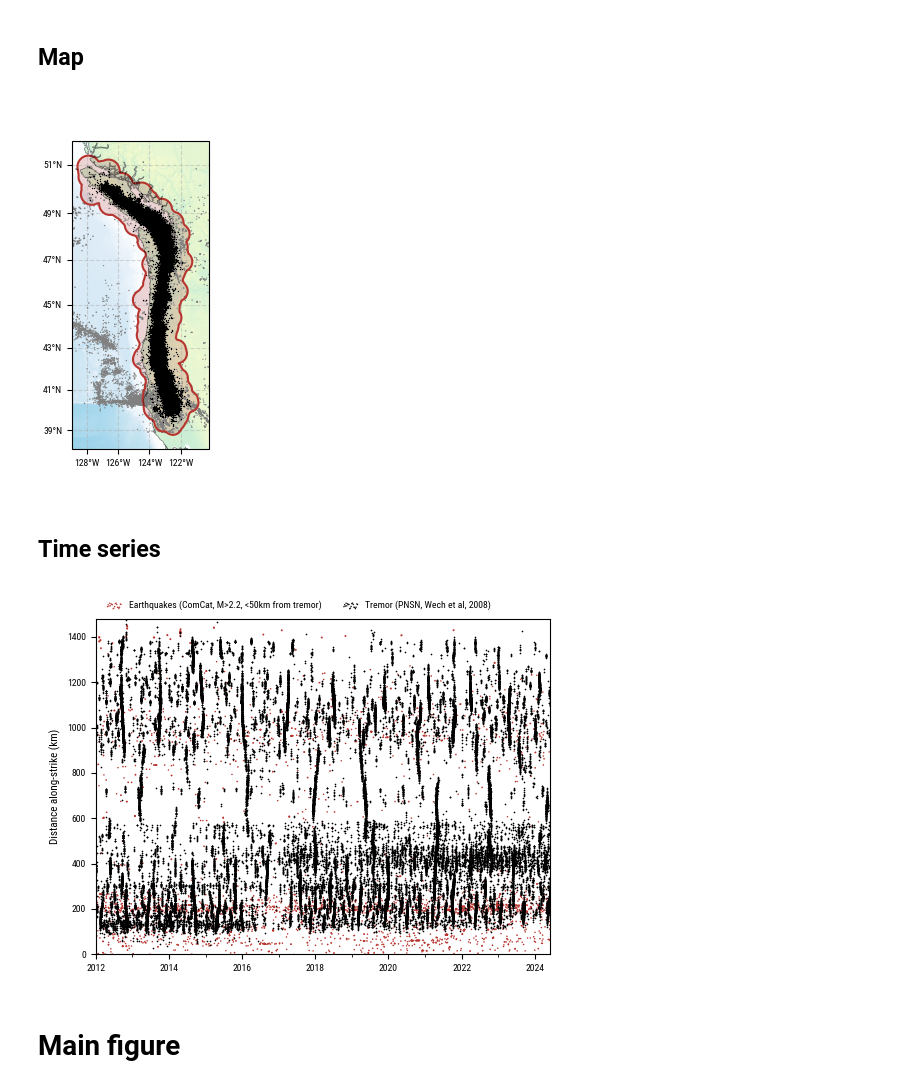
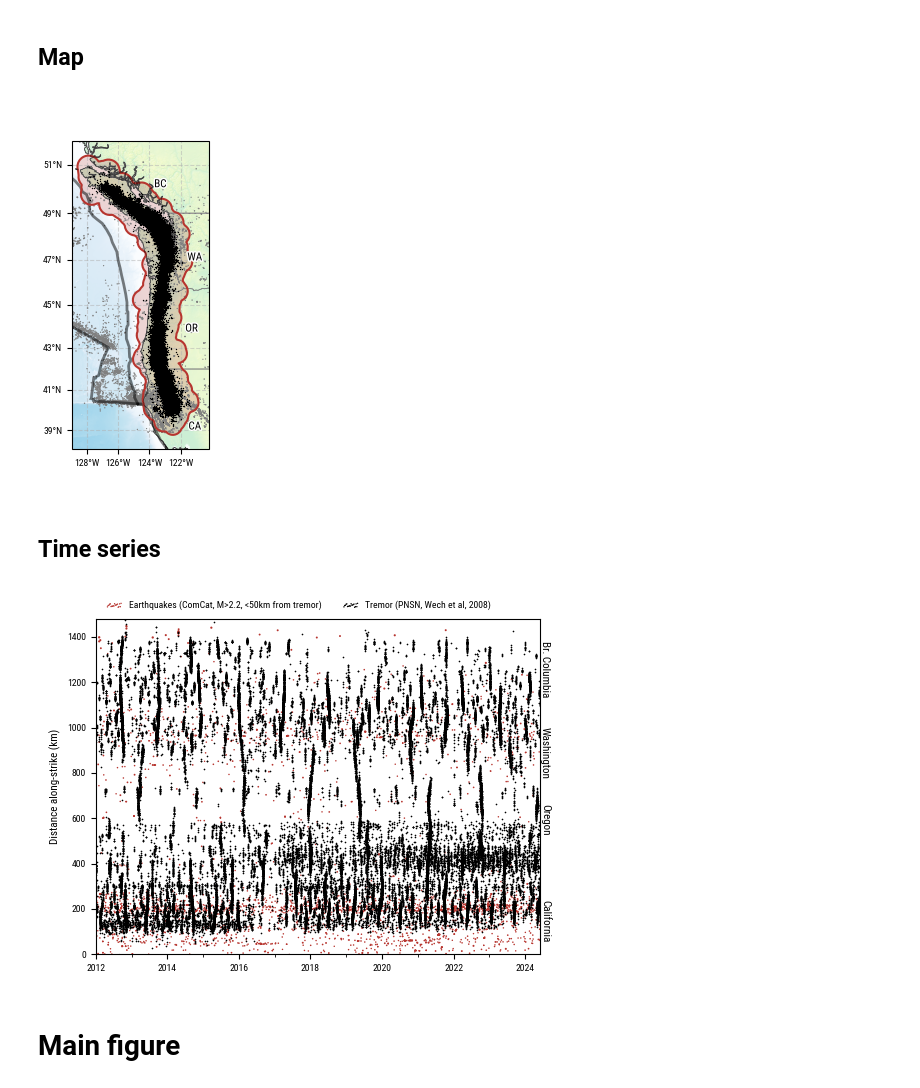
Before and after one commit to gfarge/trm_v_eq, a Jupyter notebook: plotting/cascadia_main_figure.ipynb, the cells around one changed output. Cells and saved outputs as stored; diff of their text form; code cells hidden in the pictures.

Commit message:
Improving figures after revision

```diff
--- a/plotting/cascadia_main_figure.ipynb
+++ b/plotting/cascadia_main_figure.ipynb
@@ -149,6 +172,14 @@ with plt.style.context('grl'):
     data_rgb = ls.shade(dem, cmap=mymap, blend_mode='soft', vert_exag=1, dx=dx, dy=dy, vmin=-5000, vmax=5000)
     ax.imshow(data_rgb, transform=ccrs.PlateCarree(), extent=[lon_min, lon_max, lat_min, lat_max], zorder=0)
 
+    # International borders
+    borders = shpreader.natural_earth(resolution='10m', category='cultural', name='admin_0_countries')
+    ax.add_geometries(shpreader.Reader(borders).geometries(), ccrs.PlateCarree(), edgecolor='0.5', facecolor='none', lw=.5, zorder=1)
+
+    # US states
+    states_provinces = shpreader.natural_earth(resolution='10m', category='cultural', name='admin_1_states_provinces')
+    ax.add_geometries(shpreader.Reader(states_provinces).geometries(), ccrs.PlateCarree(), edgecolor='0.5', facecolor='none', lw=.5, zorder=1)
+
     # Plot tremor
     ax.plot(trm[::10].lon, trm[::10].lat, 'o', transform=ccrs.PlateCarree(), ms=ms_trm_map, mfc=c_trm_map, mec='none', zorder=3)
 
@@ -160,42 +191,55 @@ with plt.style.context('grl'):
     ax.contour(dist_lon, dist_lat, dist_field, levels=[max_dist], colors=[sci_adv_red], transform=ccrs.PlateCarree(), zorder=4)
     ax.contourf(dist_lon, dist_lat, dist_field, levels=[0, max_dist], colors=[to_rgba(sci_adv_red, .2)], transform=ccrs.PlateCarree(), zorder=0)
 
-    # # Show trench
-    # ax.plot(phs_trench.lon, phs_trench.lat, transform=ccrs.PlateCarree(), c=to_rgba('k', .5), lw=2, zorder=2)
-    # ax.plot(pac_trench.lon, pac_trench.lat, transform=ccrs.PlateCarree(), c=to_rgba('k', .5), lw=2, zorder=2)
+    # Plate boundaries
+    ax.plot(plate_boundaries['JF\\NA'][:, 0], plate_boundaries['JF\\NA'][:, 1], c=to_rgba('k', .5), lw=2, zorder=3, transform=ccrs.PlateCarree())
+    ax.plot(plate_boundaries['PA-JF'][:, 0], plate_boundaries['PA-JF'][:, 1], c=to_rgba('k', .5), lw=2, zorder=3, transform=ccrs.PlateCarree())
+    ax.plot(plate_boundaries['NA-PA_'][:, 0], plate_boundaries['NA-PA_'][:, 1], c=to_rgba('k', .5), lw=2, zorder=3, transform=ccrs.PlateCarree())
+
+    # Add state labels
+    ax.text(-123.3, 50.2, 'BC', transform=ccrs.PlateCarree(), fontsize=8, ha='center', va='center', path_effects=[fx.withStroke(linewidth=2, foreground='w')], zorder=5)
+    ax.text(-121.1, 47.1, 'WA', transform=ccrs.PlateCarree(), fontsize=8, ha='center', va='center', path_effects=[fx.withStroke(linewidth=2, foreground='w')], zorder=5)
+    ax.text(-121.3, 43.9, 'OR', transform=ccrs.PlateCarree(), fontsize=8, ha='center', va='center', path_effects=[fx.withStroke(linewidth=2, foreground='w')], zorder=5)
+    ax.text(-121.1, 39.2, 'CA', transform=ccrs.PlateCarree(), fontsize=8, ha='center', va='center', path_effects=[fx.withStroke(linewidth=2, foreground='w')], zorder=5)
 
     ax.set_extent([lon_min, lon_max, lat_min, lat_max])
     plt.show()
 # %% [output]
-[figure, old version]
+[figure, new version]
 # %% [markdown]
 ## Time series
 # %%
 # Plot
 figsize = [5.24, 4]
 with plt.style.context('grl'):
     fig, ax = plt.subplots(figsize=figsize)
     ax.set_ylabel('Distance along-strike (km)')
 
     ax.plot(trm[::10].date, trm[::10].xf, 'o', ms=1.2, mfc=c_trm_ts, mec='none', zorder=2)
     ax.scatter(eq[(eq.dist2trm < max_dist) & (eq.mag > min_mag)].date, eq[(eq.dist2trm < max_dist) & (eq.mag > min_mag)].xf, s=eq[(eq.dist2trm < max_dist) & (eq.mag > min_mag)].mag/2, c=[c_eq_ts], edgecolors='none', zorder=1)
 
     ax.set_xlim([np.datetime64('2012-01-01'), trm.date.max()])
     ax.set_ylim([trm.xf.min(), trm.xf.max()])
 
     # Legend
     ax.scatter([], [], s=1, c=[c_eq_ts], edgecolors='none', label=f'Earthquakes (ComCat, M>{min_mag:.1f}, <{max_dist:d}km from tremor)')
     ax.scatter([], [], s=1, c=[c_trm_ts], edgecolors='none', label='Tremor (PNSN, Wech et al, 2008)')
     ax.legend(bbox_to_anchor=(0, 1), loc='lower left', framealpha=.9, scatteryoffsets=.4 + np.random.randn(20)*.2, scatterpoints=20, handletextpad=.5, edgecolor='none', ncol=2)
 
     # Ticks
     ax.xaxis.set_major_locator(YearLocator(2))
     ax.xaxis.set_minor_locator(YearLocator(1))
 
+    # Add state labels
+    ax.text(1, .85, 'Br. Columbia', transform=ax.transAxes, fontsize=8, ha='left', va='center', rotation=270)
+    ax.text(1, .6, 'Washington', transform=ax.transAxes, fontsize=8, ha='left', va='center', rotation=270)
+    ax.text(1, .4, 'Oregon', transform=ax.transAxes, fontsize=8, ha='left', va='center', rotation=270)
+    ax.text(1, .1, 'California', transform=ax.transAxes, fontsize=8, ha='left', va='center', rotation=270)
+
     plt.tight_layout()
     plt.show()
 # %% [output]
-[figure, old version]
+[figure, new version]
 # %% [markdown]
 # Main figure
 # %%
```
Also changed, not shown: parts of 3 cells of this notebook, 4 other files.
